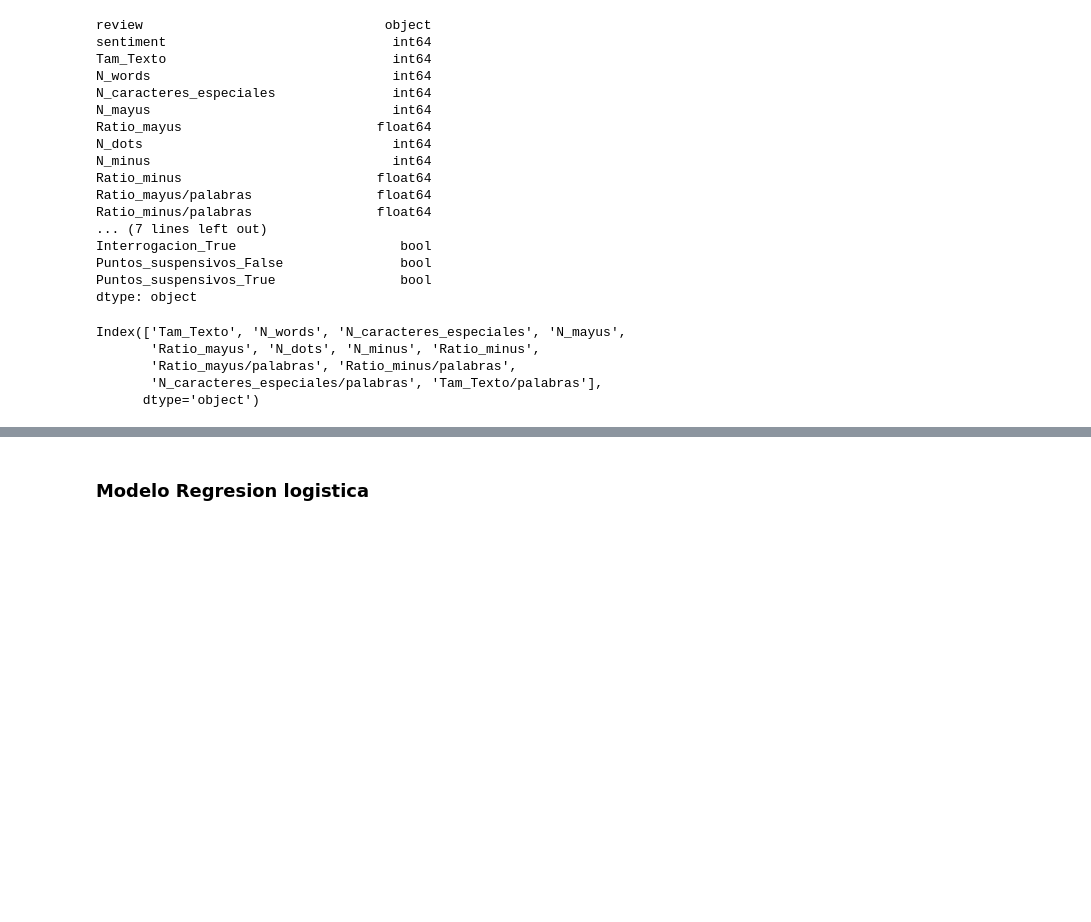
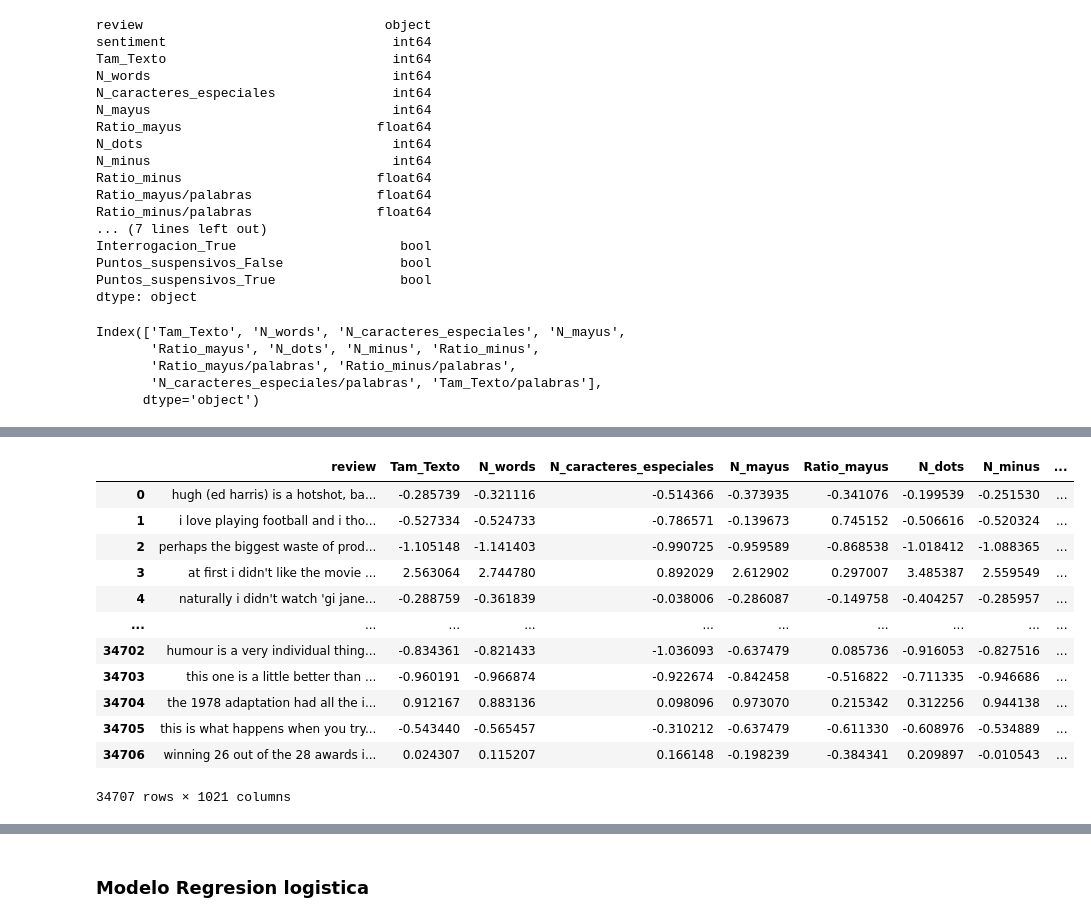
Before and after one commit to PaulHRolH/Modelo_Sentimiento, a Jupyter notebook: Practica_4.ipynb, the cells around one changed output, grey strips where cells are left out. Saved outputs shown, nothing was run; the diff lists cells and outputs as text; code cells hidden in the pictures; blank space fills up the shorter version.

```diff
--- a/Practica_4.ipynb
+++ b/Practica_4.ipynb
@@ -293,0 +341,2 @@ df_vec[lst_cont] = sc.fit_transform(df_vec[lst_cont])
+# %%
+X_train_v = vectorizer.fit_transform(X_train['review']) # Vectorizamos nuesto df
@@ -321,0 +371,6 @@ df_vec
+# %%
+tf_train_df = pd.DataFrame(
+    X_train_v.toarray(),
+    columns=vectorizer.get_feature_names_out(),
+    index = X_train.index
+)
@@ -321,0 +383,19 @@ df_vec
+# %%
+X_train_f = pd.concat([X_train.reset_index(drop=True), tf_train_df.reset_index(drop=True)], axis = True)
+X_test_f = pd.concat([X_test.reset_index(drop=True), tf_test_df.reset_index(drop=True)], axis = True)
+# %%
+X_train_f
+# %% [output]
+|  | review | Tam_Texto | N_words | N_caracteres_especiales | N_mayus | Ratio_mayus | N_dots | N_minus | ... |
+| 0 | hugh (ed harris) is a hotshot, ba... | -0.285739 | -0.321116 | -0.514366 | -0.373935 | -0.341076 | -0.199539 | -0.251530 | ... |
+| 1 | i love playing football and i tho... | -0.527334 | -0.524733 | -0.786571 | -0.139673 | 0.745152 | -0.506616 | -0.520324 | ... |
+| 2 | perhaps the biggest waste of prod... | -1.105148 | -1.141403 | -0.990725 | -0.959589 | -0.868538 | -1.018412 | -1.088365 | ... |
+| 3 | at first i didn't like the movie ... | 2.563064 | 2.744780 | 0.892029 | 2.612902 | 0.297007 | 3.485387 | 2.559549 | ... |
+| 4 | naturally i didn't watch 'gi jane... | -0.288759 | -0.361839 | -0.038006 | -0.286087 | -0.149758 | -0.404257 | -0.285957 | ... |
+| ... | ... | ... | ... | ... | ... | ... | ... | ... | ... |
+| 34702 | humour is a very individual thing... | -0.834361 | -0.821433 | -1.036093 | -0.637479 | 0.085736 | -0.916053 | -0.827516 | ... |
+| 34703 | this one is a little better than ... | -0.960191 | -0.966874 | -0.922674 | -0.842458 | -0.516822 | -0.711335 | -0.946686 | ... |
+| 34704 | the 1978 adaptation had all the i... | 0.912167 | 0.883136 | 0.098096 | 0.973070 | 0.215342 | 0.312256 | 0.944138 | ... |
+| 34705 | this is what happens when you try... | -0.543440 | -0.565457 | -0.310212 | -0.637479 | -0.611330 | -0.608976 | -0.534889 | ... |
+| 34706 | winning 26 out of the 28 awards i... | 0.024307 | 0.115207 | 0.166148 | -0.198239 | -0.384341 | 0.209897 | -0.010543 | ... |
+34707 rows × 1021 columns
```
Also changed, not shown: parts of 52 cells of this notebook.
